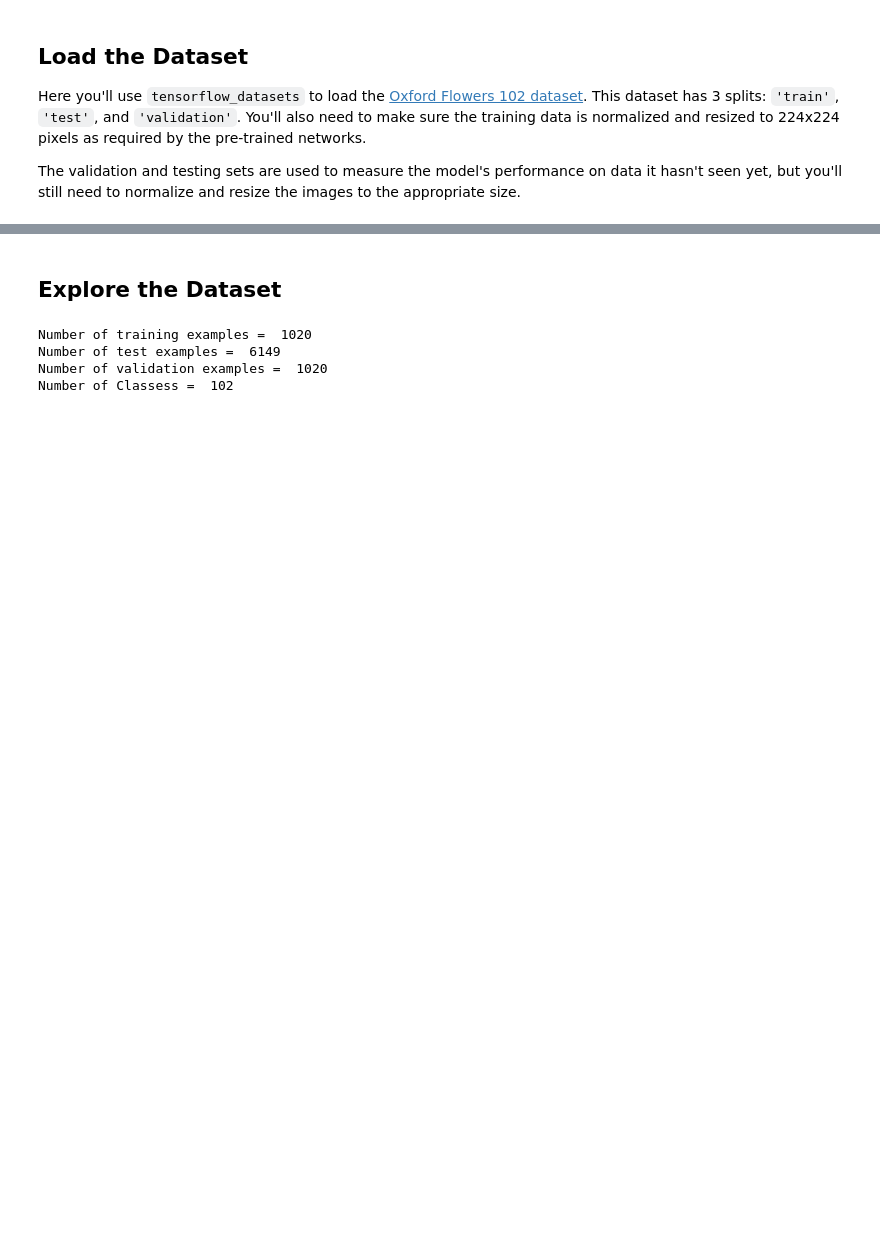
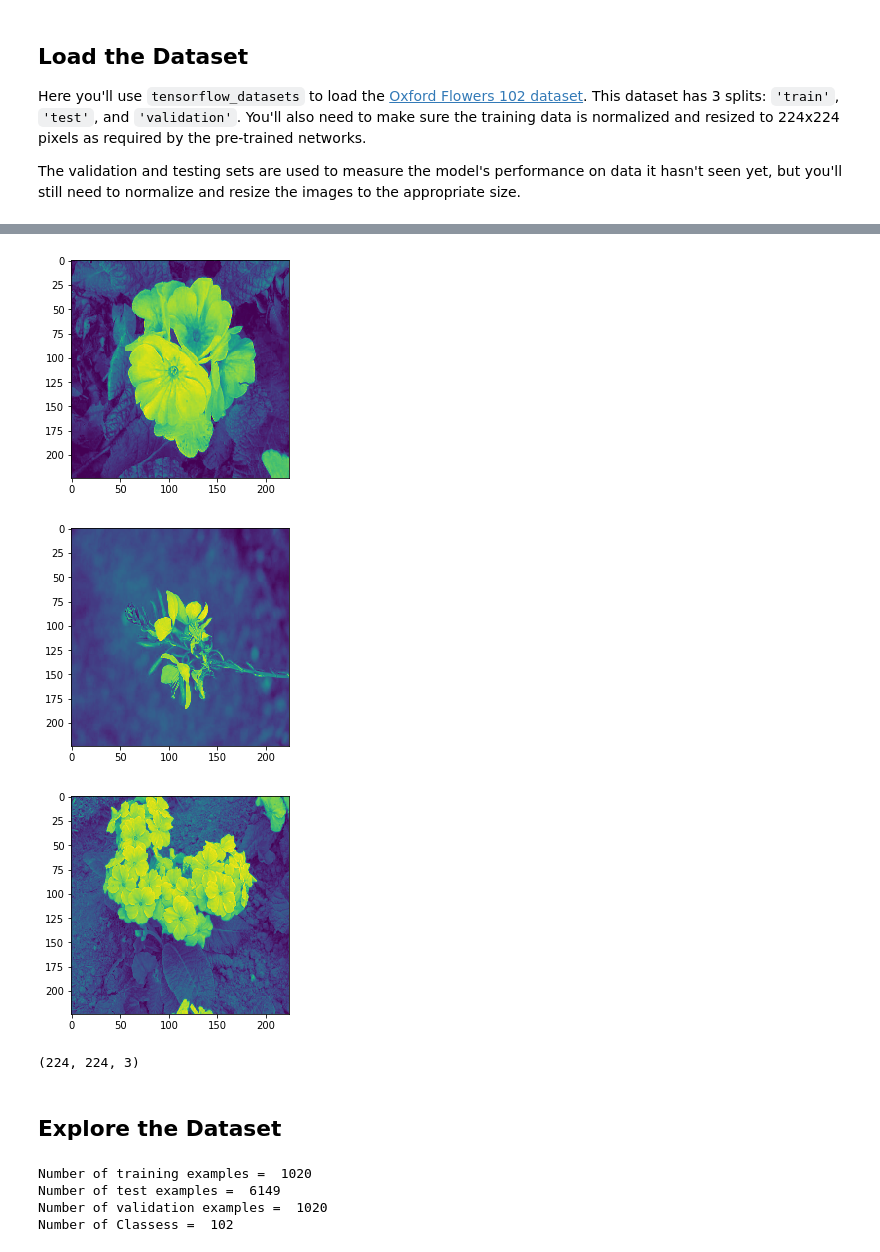
Before and after one commit to gauravshelangia/intro-to-ml-tensorflow, a Jupyter notebook: projects/p2_image_classifier/Project_Image_Classifier_Project.ipynb, the cells around one changed output, grey strips where cells are left out. Cells and saved outputs as stored; diff of their text form; code cells hidden in the pictures; blank space fills up the shorter version.

```diff
--- a/projects/p2_image_classifier/Project_Image_Classifier_Project.ipynb
+++ b/projects/p2_image_classifier/Project_Image_Classifier_Project.ipynb
@@ -43,3 +81,25 @@ train_data, test_data, validation_data = dataset['train'], dataset['test'], data
+# %%
+for image,label in train_data.take(1):
+    plt.figure(1)
+    plt.imshow(image.numpy()[:, :, 0].astype(np.float32))
+
+for image,label in test_data.take(1):
+    plt.figure(2)
+    plt.imshow(image.numpy()[:, :, 0].astype(np.float32))
+
+for image,label in validation_data.take(1):
+    plt.figure(3)
+    plt.imshow(image.numpy()[:, :, 0].astype(np.float32))
+# %% [output]
+[figure, added]
+[figure, added]
+[figure, added]
+# %%
+# Verification that reshape has done
+for image, label in train_data.take(1):
+  print(image.shape)
+# %% [output]
+(224, 224, 3)
 # %% [markdown]
 ## Explore the Dataset
 # %%
```
Also changed, not shown: parts of 15 cells of this notebook.
